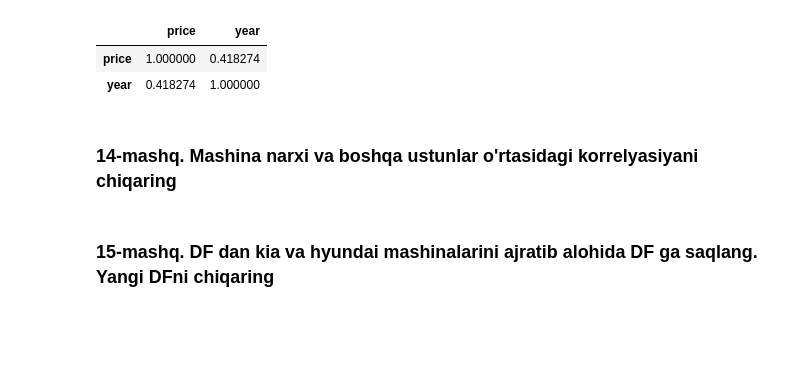
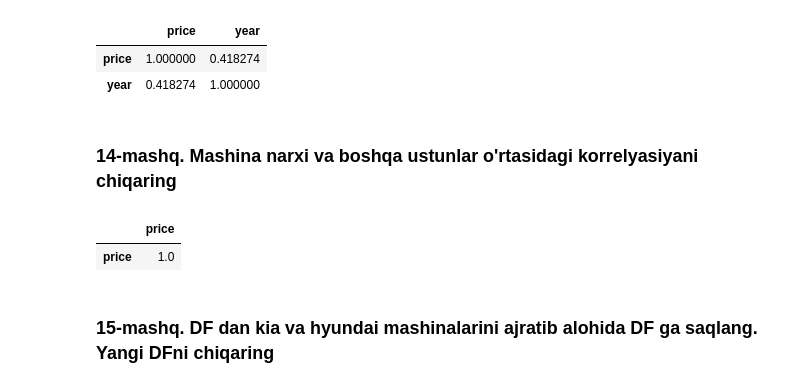
Before and after one commit to ibratqadamboev/Homeworks, a Jupyter notebook: practice_1_pandas_part_1.ipynb, the cells around one changed output. Drawn from its saved outputs; the diff is of its cells as text; code cells hidden in the pictures; blank space fills up the shorter version.

```diff
--- a/practice_1_pandas_part_1.ipynb
+++ b/practice_1_pandas_part_1.ipynb
@@ -248,3 +245,8 @@ df
+# %%
+df[['price',]].corr()
+# %% [output]
+|  | price |
+| price | 1.0 |
 # %% [markdown]
 ### **15-mashq**. DF dan kia va hyundai mashinalarini ajratib alohida DF ga saqlang. Yangi DFni chiqaring
 # %%
```
Also changed, not shown: parts of 9 cells of this notebook.
